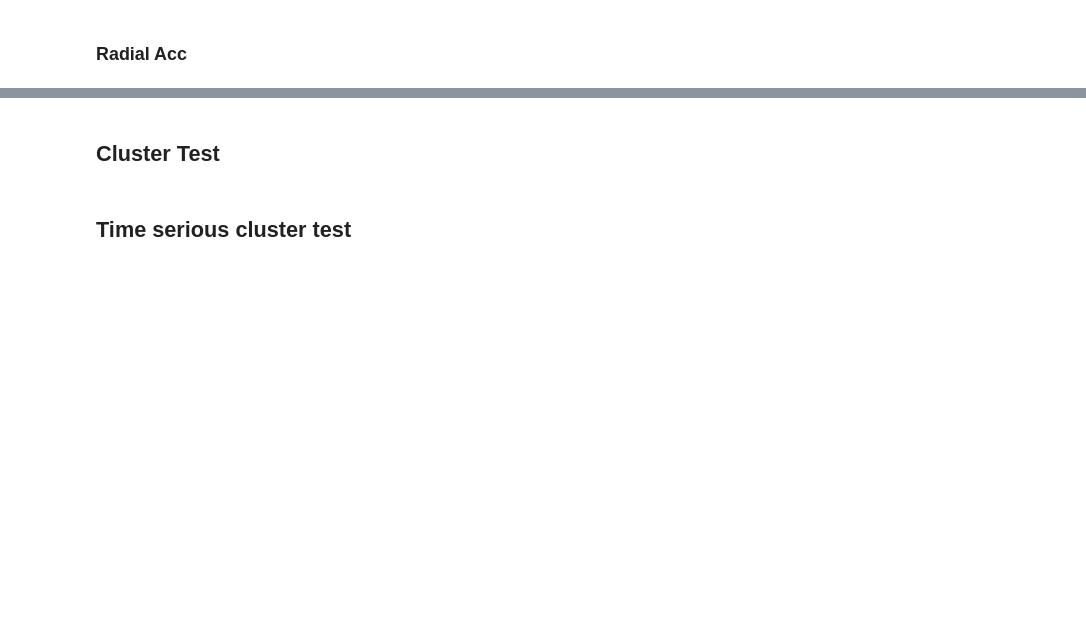
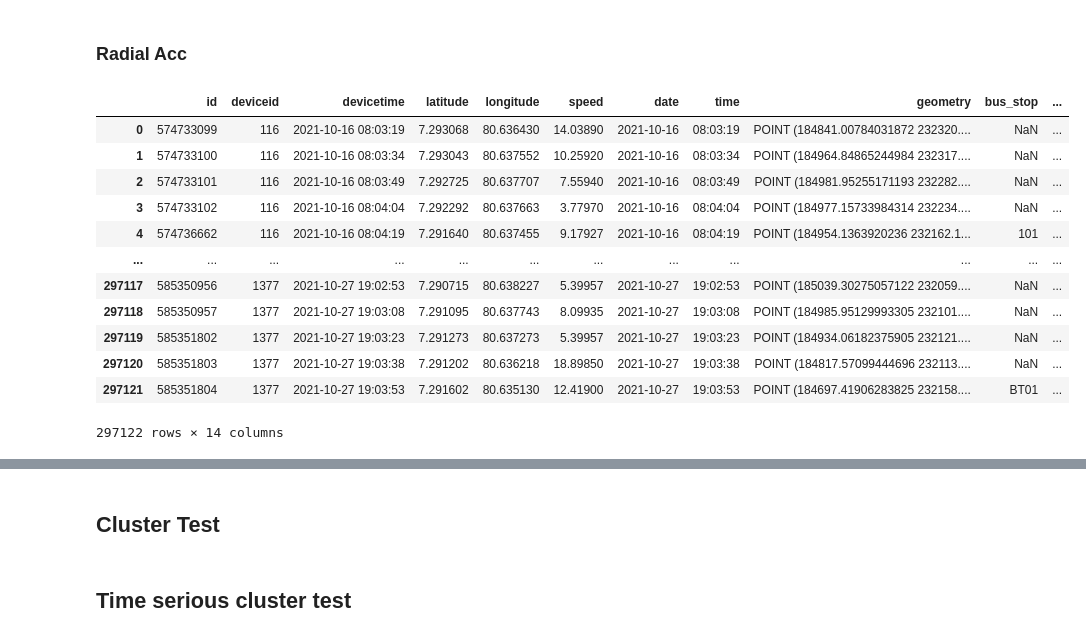
Before and after one commit to Ginushmal/DSE-Project-Bus-Arrival-time-Prediction-GRP29, a Jupyter notebook: Ginushmal/Cluster test.ipynb, the cells around one changed output, grey strips where cells are left out. Drawn from its saved outputs; the diff is of its cells as text; code cells hidden in the pictures; blank space fills up the shorter version.

```diff
--- a/Ginushmal/Cluster test.ipynb
+++ b/Ginushmal/Cluster test.ipynb
@@ -209,3 +267,19 @@ data.to_csv('../DataOut/bus_trip_all_points_with_acceleration_and_radial_acceler
+# %%
+data
+# %% [output]
+|  | id | deviceid | devicetime | latitude | longitude | speed | date | time | geometry | bus_stop | ... |
+| 0 | 574733099 | 116 | 2021-10-16 08:03:19 | 7.293068 | 80.636430 | 14.03890 | 2021-10-16 | 08:03:19 | POINT (184841.00784031872 232320.... | NaN | ... |
+| 1 | 574733100 | 116 | 2021-10-16 08:03:34 | 7.293043 | 80.637552 | 10.25920 | 2021-10-16 | 08:03:34 | POINT (184964.84865244984 232317.... | NaN | ... |
+| 2 | 574733101 | 116 | 2021-10-16 08:03:49 | 7.292725 | 80.637707 | 7.55940 | 2021-10-16 | 08:03:49 | POINT (184981.95255171193 232282.... | NaN | ... |
+| 3 | 574733102 | 116 | 2021-10-16 08:04:04 | 7.292292 | 80.637663 | 3.77970 | 2021-10-16 | 08:04:04 | POINT (184977.15733984314 232234.... | NaN | ... |
+| 4 | 574736662 | 116 | 2021-10-16 08:04:19 | 7.291640 | 80.637455 | 9.17927 | 2021-10-16 | 08:04:19 | POINT (184954.1363920236 232162.1... | 101 | ... |
+| ... | ... | ... | ... | ... | ... | ... | ... | ... | ... | ... | ... |
+| 297117 | 585350956 | 1377 | 2021-10-27 19:02:53 | 7.290715 | 80.638227 | 5.39957 | 2021-10-27 | 19:02:53 | POINT (185039.30275057122 232059.... | NaN | ... |
+| 297118 | 585350957 | 1377 | 2021-10-27 19:03:08 | 7.291095 | 80.637743 | 8.09935 | 2021-10-27 | 19:03:08 | POINT (184985.95129993305 232101.... | NaN | ... |
+| 297119 | 585351802 | 1377 | 2021-10-27 19:03:23 | 7.291273 | 80.637273 | 5.39957 | 2021-10-27 | 19:03:23 | POINT (184934.06182375905 232121.... | NaN | ... |
+| 297120 | 585351803 | 1377 | 2021-10-27 19:03:38 | 7.291202 | 80.636218 | 18.89850 | 2021-10-27 | 19:03:38 | POINT (184817.57099444696 232113.... | NaN | ... |
+| 297121 | 585351804 | 1377 | 2021-10-27 19:03:53 | 7.291602 | 80.635130 | 12.41900 | 2021-10-27 | 19:03:53 | POINT (184697.41906283825 232158.... | BT01 | ... |
+297122 rows × 14 columns
 # %%
 import matplotlib.pyplot as plt
 import pandas as pd
```
Also changed, not shown: parts of 39 cells of this notebook, 18 other files.
